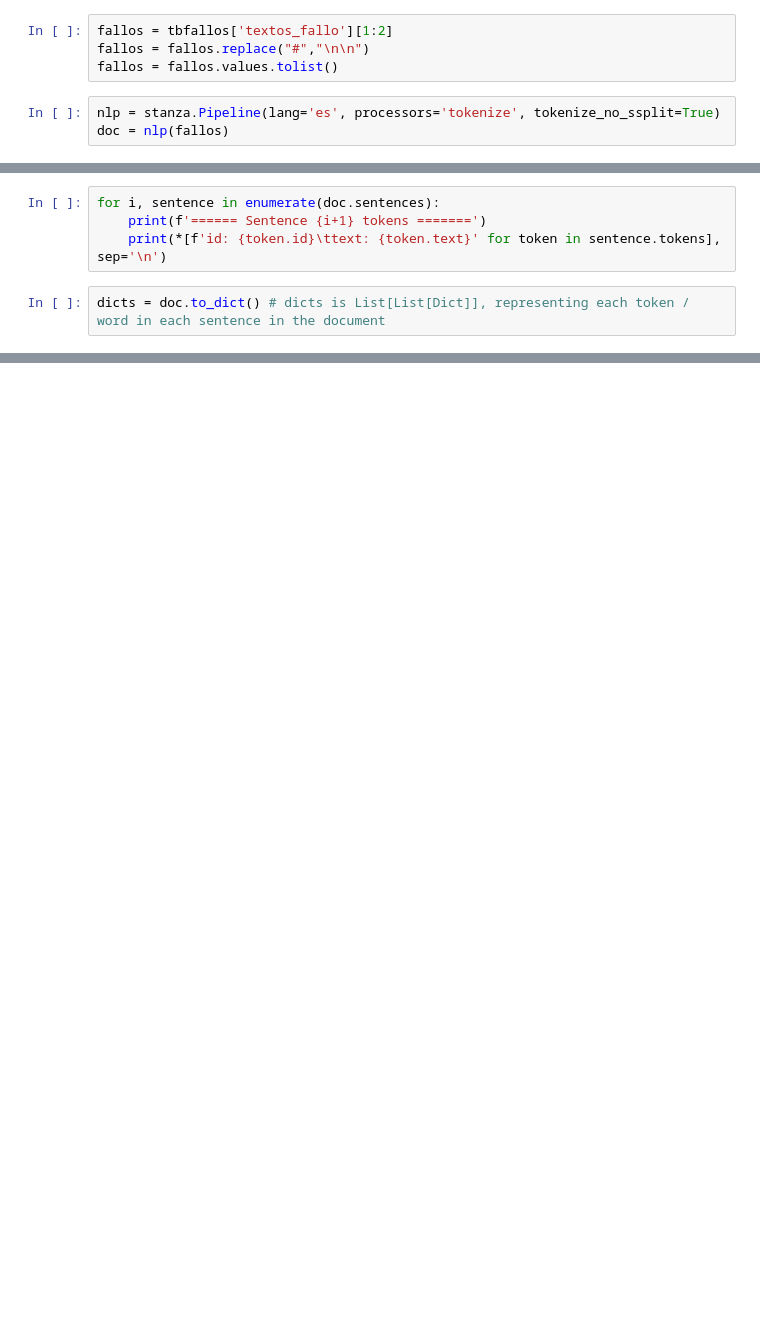
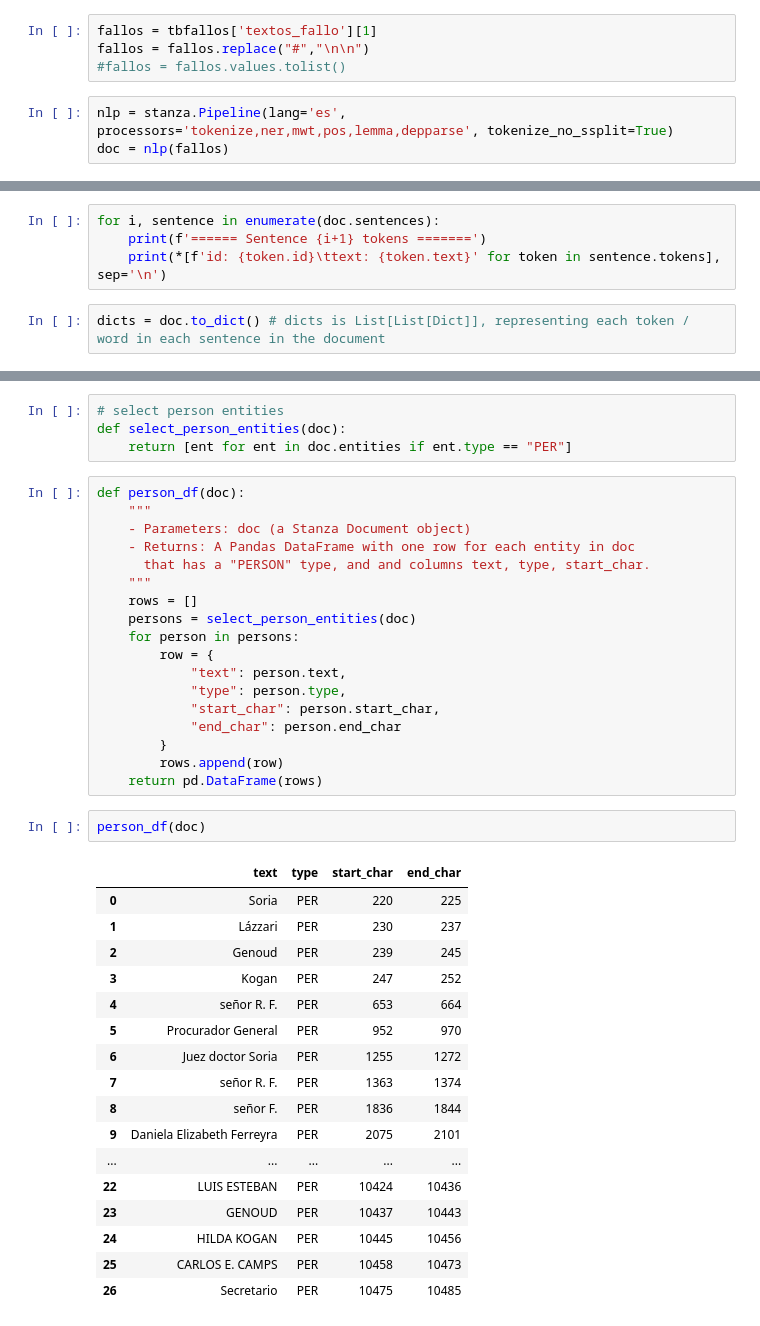
Before and after one commit to castillosebastian/NLU_legal_domain, a Jupyter notebook: NLU_Semantica_Vectoria_II.ipynb, the cells around one changed output, grey strips where cells are left out. Saved outputs shown, nothing was run; the diff lists cells and outputs as text; blank space fills up the shorter version.

```diff
--- a/NLU_Semantica_Vectoria_II.ipynb
+++ b/NLU_Semantica_Vectoria_II.ipynb
@@ -57,8 +64,8 @@ stanza.download('es') # download spanish model
 # %%
-fallos = tbfallos['textos_fallo'][1:2]
+fallos = tbfallos['textos_fallo'][1]
 fallos = fallos.replace("#","\n\n")
-fallos = fallos.values.tolist()
+#fallos = fallos.values.tolist()
 # %%
-nlp = stanza.Pipeline(lang='es', processors='tokenize', tokenize_no_ssplit=True)
+nlp = stanza.Pipeline(lang='es', processors='tokenize,ner,mwt,pos,lemma,depparse', tokenize_no_ssplit=True)
 doc = nlp(fallos)
 # %% [output]
@@ -101,3 +180,45 @@ dicts
+# %%
+# select person entities
+def select_person_entities(doc):
+    return [ent for ent in doc.entities if ent.type == "PER"]
+# %%
+def person_df(doc):
+    """
+    - Parameters: doc (a Stanza Document object)
+    - Returns: A Pandas DataFrame with one row for each entity in doc
+      that has a "PERSON" type, and and columns text, type, start_char.
+    """
+    rows = []
+    persons = select_person_entities(doc)
+    for person in persons:
+        row = {
+            "text": person.text,
+            "type": person.type,
+            "start_char": person.start_char,
+            "end_char": person.end_char
+        }
+        rows.append(row)
+    return pd.DataFrame(rows)
+# %%
+person_df(doc)
+# %% [output]
+|  | text | type | start_char | end_char |
+| 0 | Soria | PER | 220 | 225 |
+| 1 | Lázzari | PER | 230 | 237 |
+| 2 | Genoud | PER | 239 | 245 |
+| 3 | Kogan | PER | 247 | 252 |
+| 4 | señor R. F. | PER | 653 | 664 |
+| 5 | Procurador General | PER | 952 | 970 |
+| 6 | Juez doctor Soria | PER | 1255 | 1272 |
+| 7 | señor R. F. | PER | 1363 | 1374 |
+| 8 | señor F. | PER | 1836 | 1844 |
+| 9 | Daniela Elizabeth Ferreyra | PER | 2075 | 2101 |
+| ... | ... | ... | ... | ... |
+| 22 | LUIS ESTEBAN | PER | 10424 | 10436 |
+| 23 | GENOUD | PER | 10437 | 10443 |
+| 24 | HILDA KOGAN | PER | 10445 | 10456 |
+| 25 | CARLOS E. CAMPS | PER | 10458 | 10473 |
+| 26 | Secretario | PER | 10475 | 10485 |
 # %% [markdown]
 # Bibliografia
 
```
Also changed, not shown: parts of 31 cells of this notebook.
